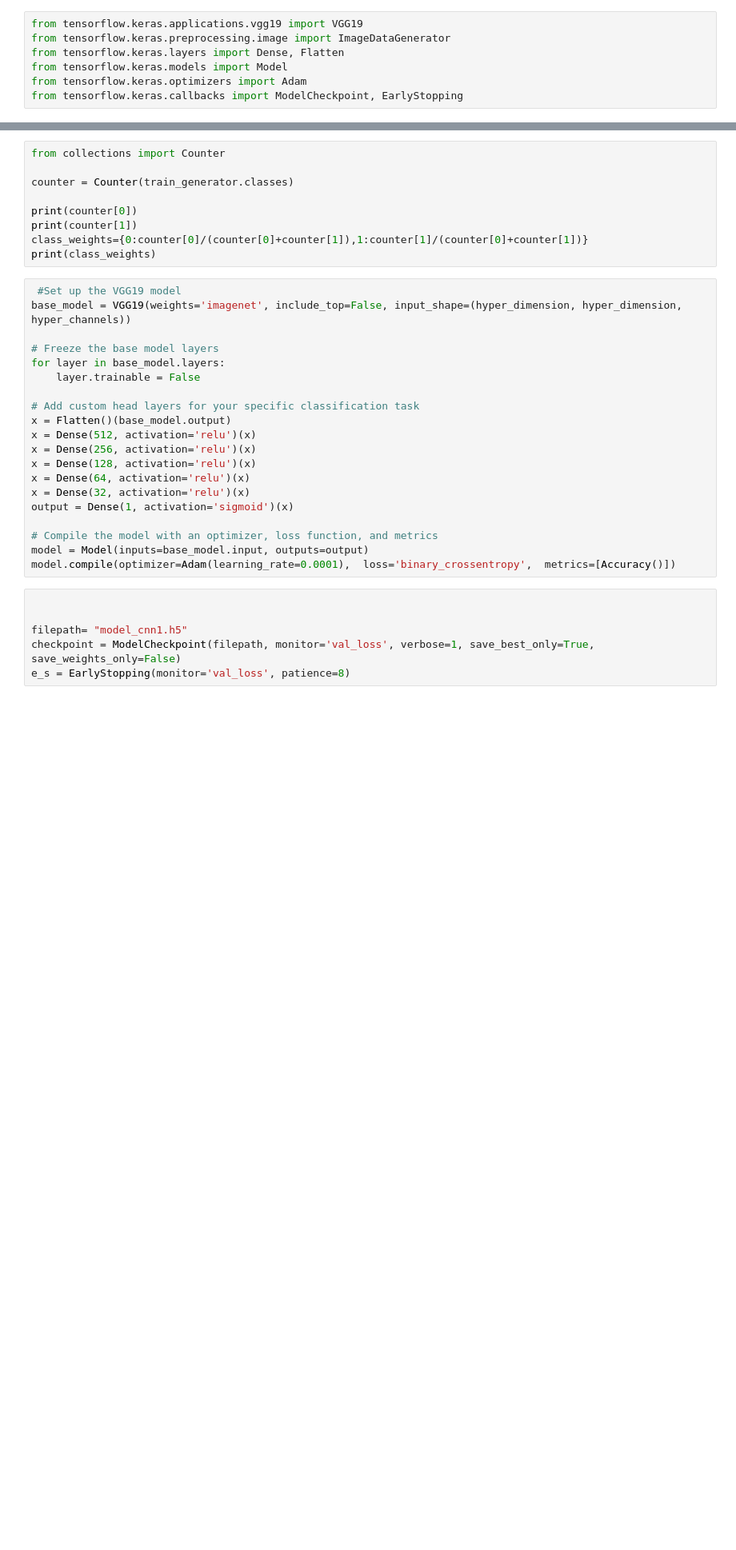
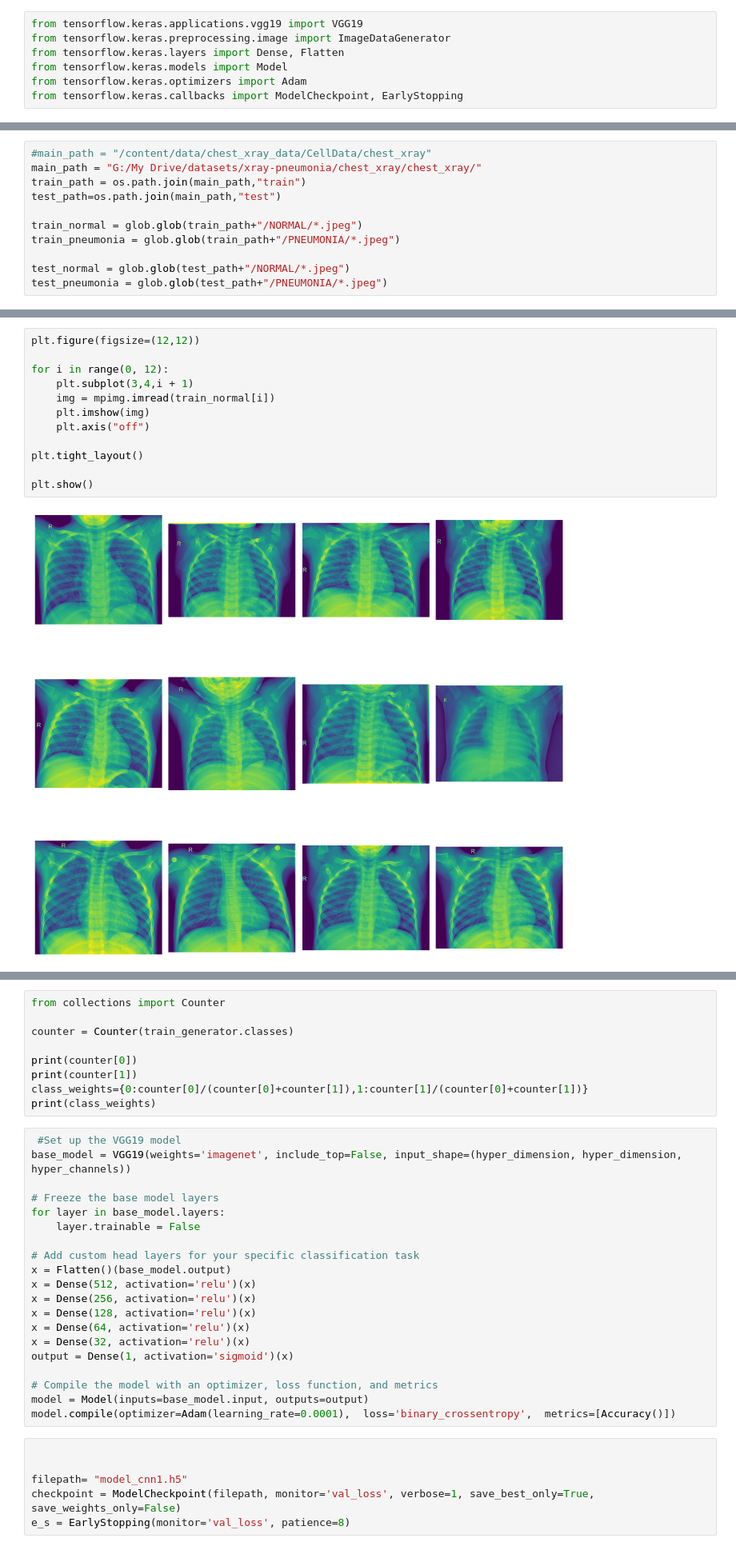
Before and after one commit to untildawn98/pneumonia_classifier, a Jupyter notebook: ENEL_645_project.ipynb, the cells around one changed output, grey strips where cells are left out. Shown at 80% size. Drawn from its saved outputs; the diff is of its cells as text; blank space fills up the shorter version.

```diff
--- a/ENEL_645_project.ipynb
+++ b/ENEL_645_project.ipynb
@@ -79,0 +105,11 @@ model_preprocessing = lambda x: tf.keras.applications.vgg19.preprocess_input(x)
+# %%
+#main_path = "/content/data/chest_xray_data/CellData/chest_xray"
+main_path = "G:/My Drive/datasets/xray-pneumonia/chest_xray/chest_xray/"
+train_path = os.path.join(main_path,"train")
+test_path=os.path.join(main_path,"test")
+
+train_normal = glob.glob(train_path+"/NORMAL/*.jpeg")
+train_pneumonia = glob.glob(train_path+"/PNEUMONIA/*.jpeg")
+
+test_normal = glob.glob(test_path+"/NORMAL/*.jpeg")
+test_pneumonia = glob.glob(test_path+"/PNEUMONIA/*.jpeg")
@@ -79,0 +128,14 @@ model_preprocessing = lambda x: tf.keras.applications.vgg19.preprocess_input(x)
+# %%
+plt.figure(figsize=(12,12))
+
+for i in range(0, 12):
+    plt.subplot(3,4,i + 1)
+    img = mpimg.imread(train_normal[i])
+    plt.imshow(img)
+    plt.axis("off")
+
+plt.tight_layout()
+
+plt.show()
+# %% [output]
+[figure, added]
```
Also changed, not shown: parts of 20 cells of this notebook.
